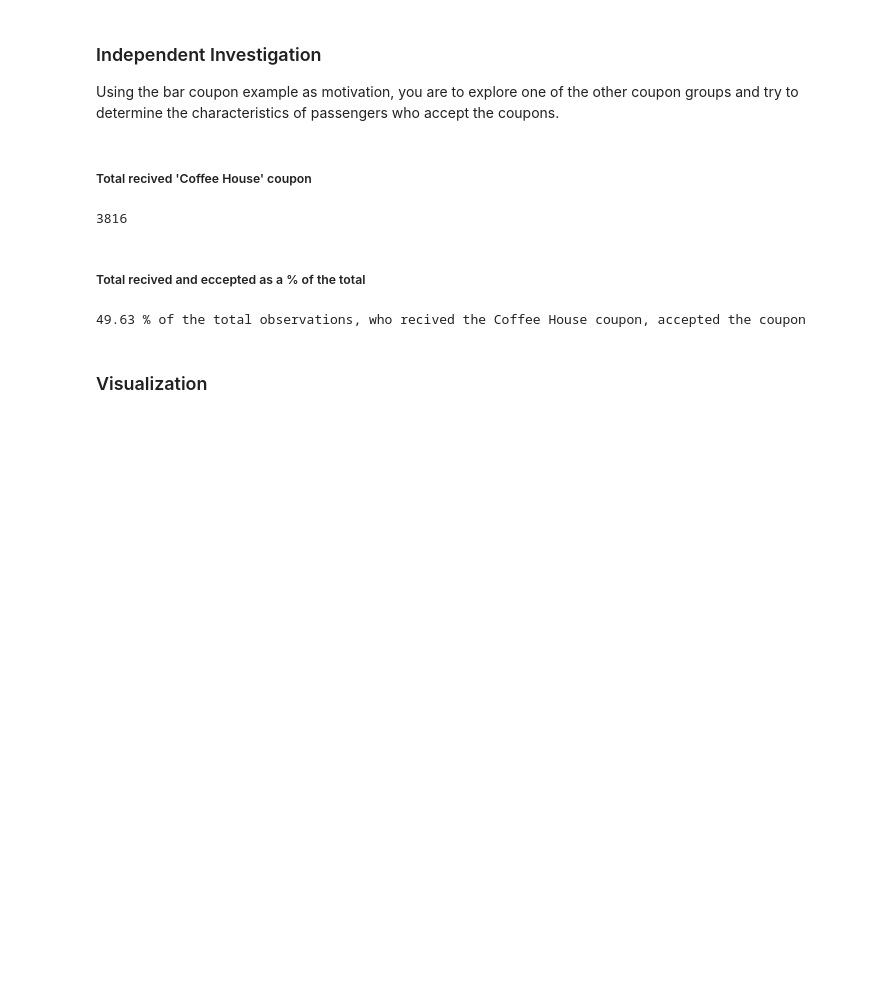
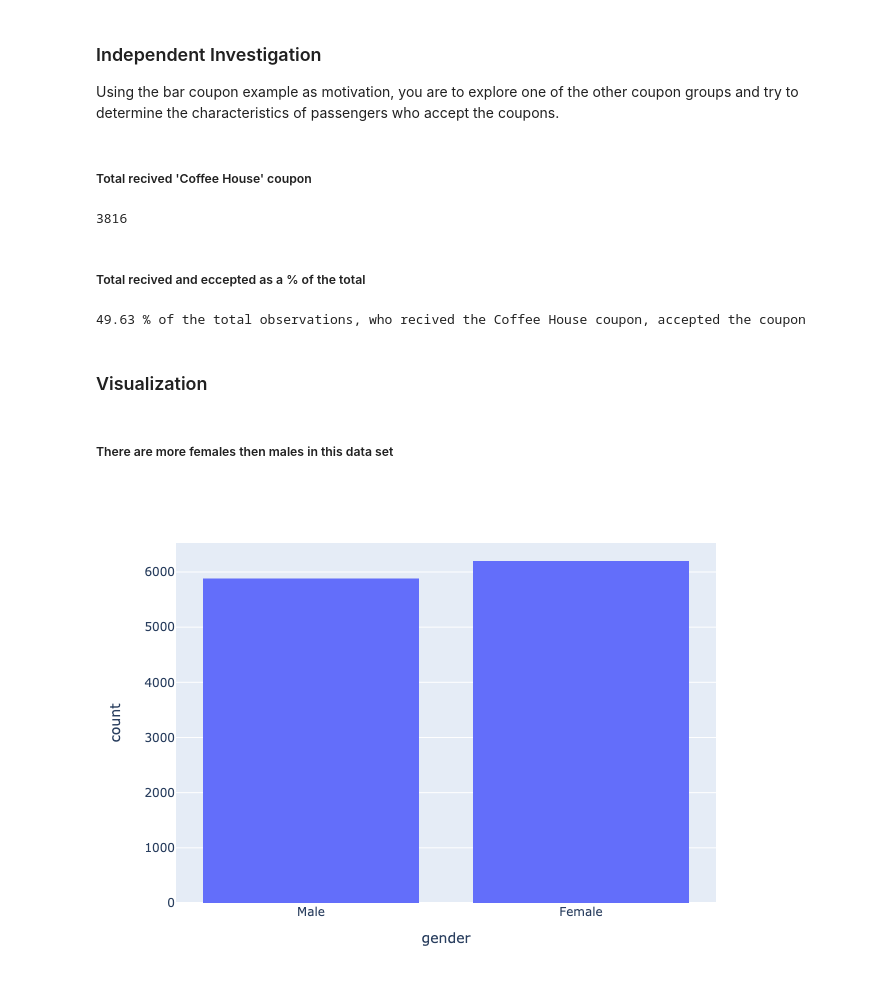
Before and after one commit to hagayzamir/BH-PCMLAI-Module_5, a Jupyter notebook: assignment_5_1_starter/prompt-Copy1.ipynb, the cells around one changed output. Saved outputs shown, nothing was run; the diff lists cells and outputs as text; code cells hidden in the pictures; blank space fills up the shorter version.

```diff
--- a/assignment_5_1_starter/prompt-Copy1.ipynb
+++ b/assignment_5_1_starter/prompt-Copy1.ipynb
@@ -471,3 +471,10 @@ print(np.round(PT_accept_CH_coupon,2),'% of the total observations, who recived
 49.63 % of the total observations, who recived the Coffee House coupon, accepted the coupon
 # %% [markdown]
 ### Visualization
+# %% [markdown]
+##### There are more females then males in this data set
+# %%
+hist = px.histogram(data, x= 'gender')
+hist.show('png')
+# %% [output]
+[figure, added]
```
Also changed, not shown: parts of 6 cells of this notebook.
